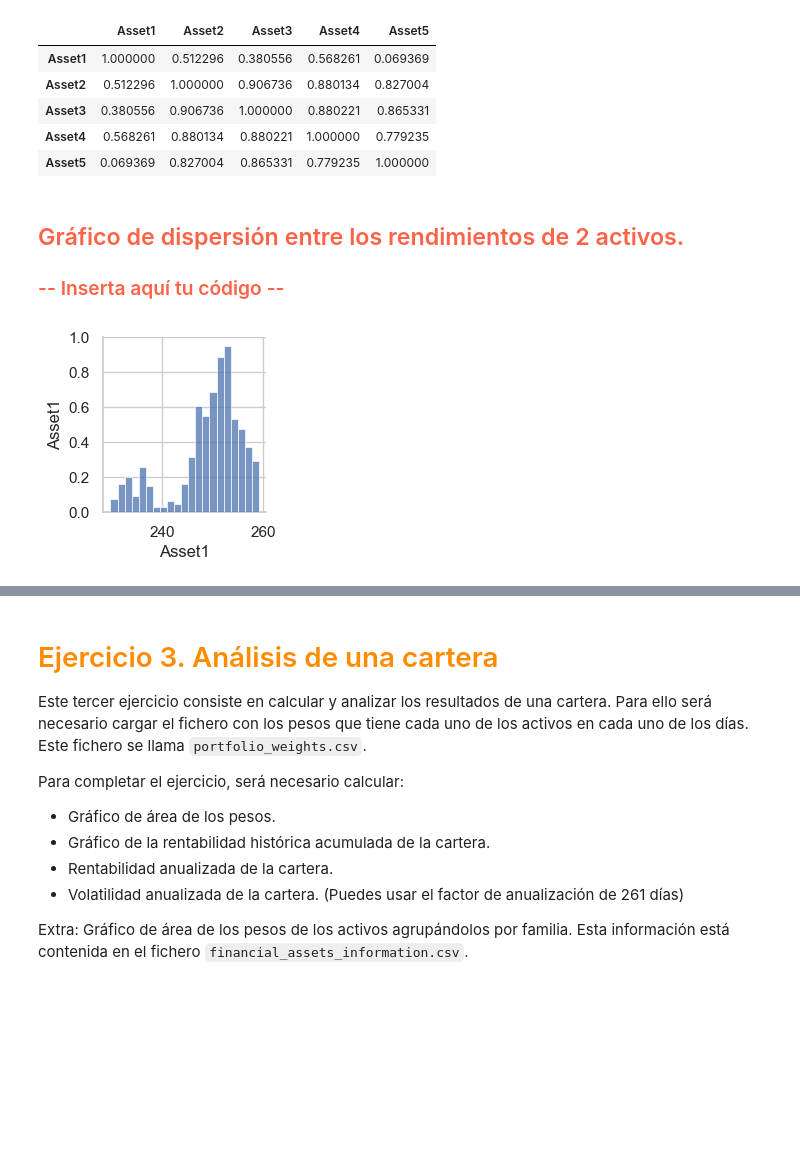
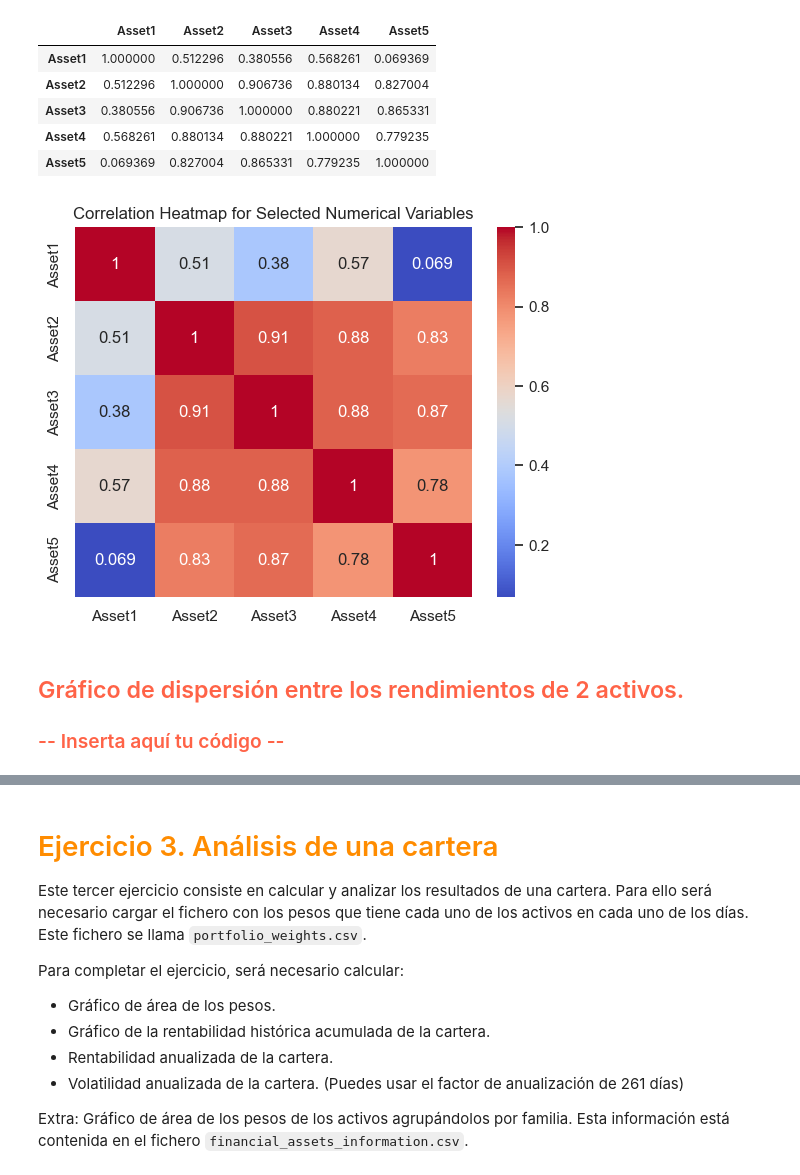
Before and after one commit to MDM3/Ques-mini-project_financial, a Jupyter notebook: portfolio_analyst_students.ipynb, the cells around one changed output, grey strips where cells are left out. Drawn from its saved outputs; the diff is of its cells as text; code cells hidden in the pictures; blank space fills up the shorter version.

```diff
--- a/portfolio_analyst_students.ipynb
+++ b/portfolio_analyst_students.ipynb
@@ -153,11 +153,13 @@ correlation_matrix
 | Asset3 | 0.380556 | 0.906736 | 1.000000 | 0.880221 | 0.865331 |
 | Asset4 | 0.568261 | 0.880134 | 0.880221 | 1.000000 | 0.779235 |
 | Asset5 | 0.069369 | 0.827004 | 0.865331 | 0.779235 | 1.000000 |
+# %%
+sns.heatmap(correlation_matrix, annot=True, cmap="coolwarm")
+
+plt.title("Correlation Heatmap for Selected Numerical Variables")
+plt.show()
+# %% [output]
+[figure, added]
 # %% [markdown]
 <h2 style="color: #FF6347;">Gráfico de dispersión entre los rendimientos de 2 activos.</h2>
 <h3 style="color: #FF6347;">-- Inserta aquí tu código --</h2>
-# %%
-sns.pairplot(df_prices[["Asset1", "date"]])
-plt.show()
-# %% [output]
-[figure, removed]
```
Also changed, not shown: parts of 1 cell of this notebook.
